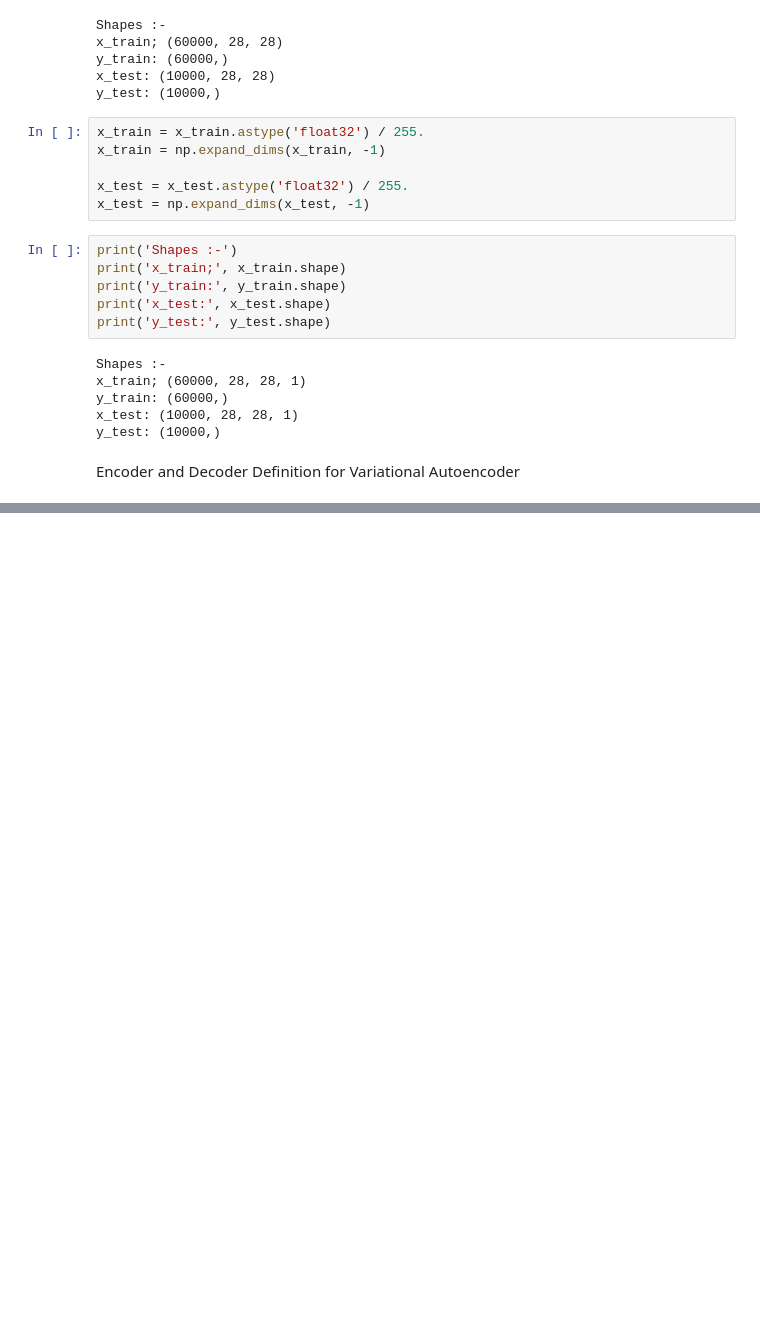
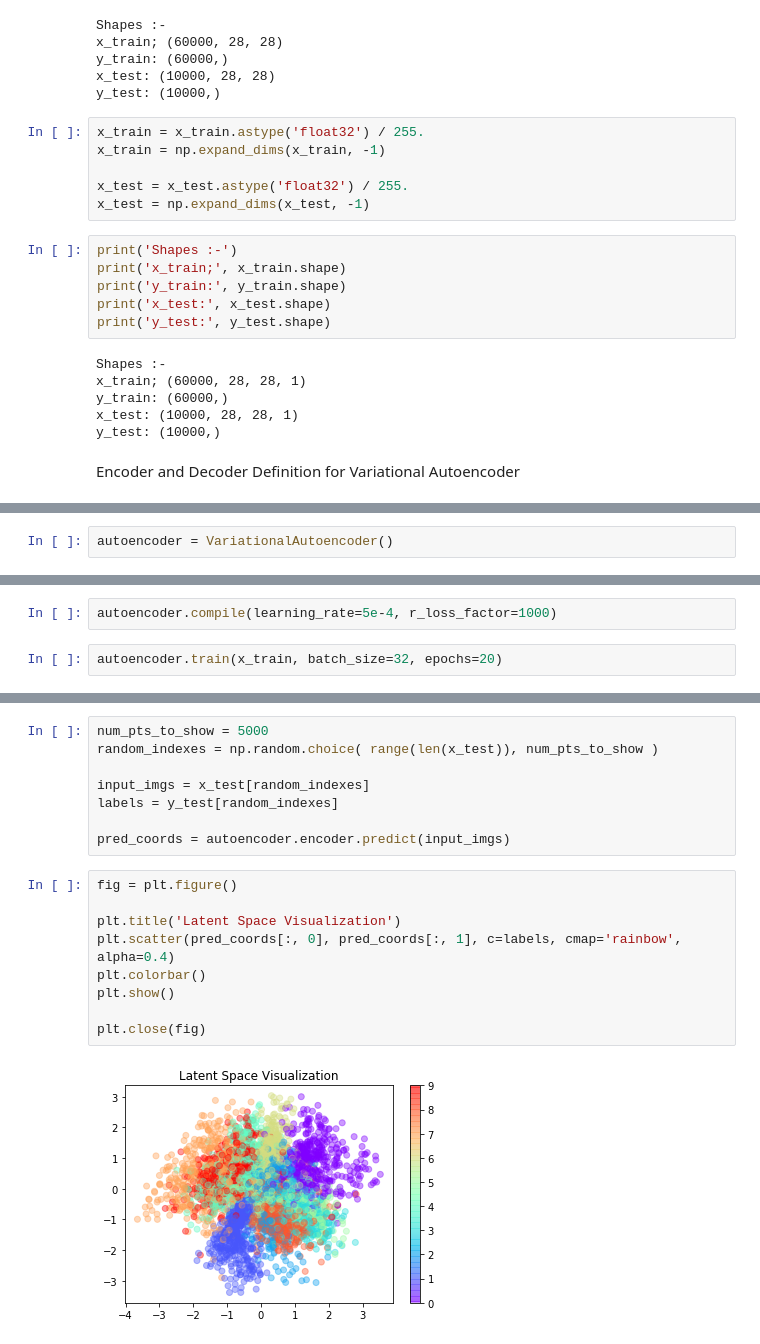
Before and after one commit to vaibhav369/generative-deep-learning, a Jupyter notebook: variational_autoencoder/variational_autoencoder.ipynb, the cells around one changed output, grey strips where cells are left out. Saved outputs shown, nothing was run; the diff lists cells and outputs as text; blank space fills up the shorter version.

```diff
--- a/variational_autoencoder/variational_autoencoder.ipynb
+++ b/variational_autoencoder/variational_autoencoder.ipynb
@@ -170 +44,3 @@ autoencoder = Model(autoencoder_input, autoencoder_output)
+# %%
+autoencoder = VariationalAutoencoder()
 # %%
@@ -183,3 +59,7 @@ Total params: 208,777
 Trainable params: 208,007
 Non-trainable params: 770
 _________________________________________________________________
+# %%
+autoencoder.compile(learning_rate=5e-4, r_loss_factor=1000)
+# %%
+autoencoder.train(x_train, batch_size=32, epochs=20)
@@ -185,0 +73,19 @@ _________________________________________________________________
+# %%
+num_pts_to_show = 5000
+random_indexes = np.random.choice( range(len(x_test)), num_pts_to_show )
+
+input_imgs = x_test[random_indexes]
+labels = y_test[random_indexes]
+
+pred_coords = autoencoder.encoder.predict(input_imgs)
+# %%
+fig = plt.figure()
+
+plt.title('Latent Space Visualization')
+plt.scatter(pred_coords[:, 0], pred_coords[:, 1], c=labels, cmap='rainbow', alpha=0.4)
+plt.colorbar()
+plt.show()
+
+plt.close(fig)
+# %% [output]
+[figure, added]
```
Also changed, not shown: parts of 12 cells of this notebook, 2 other files.
